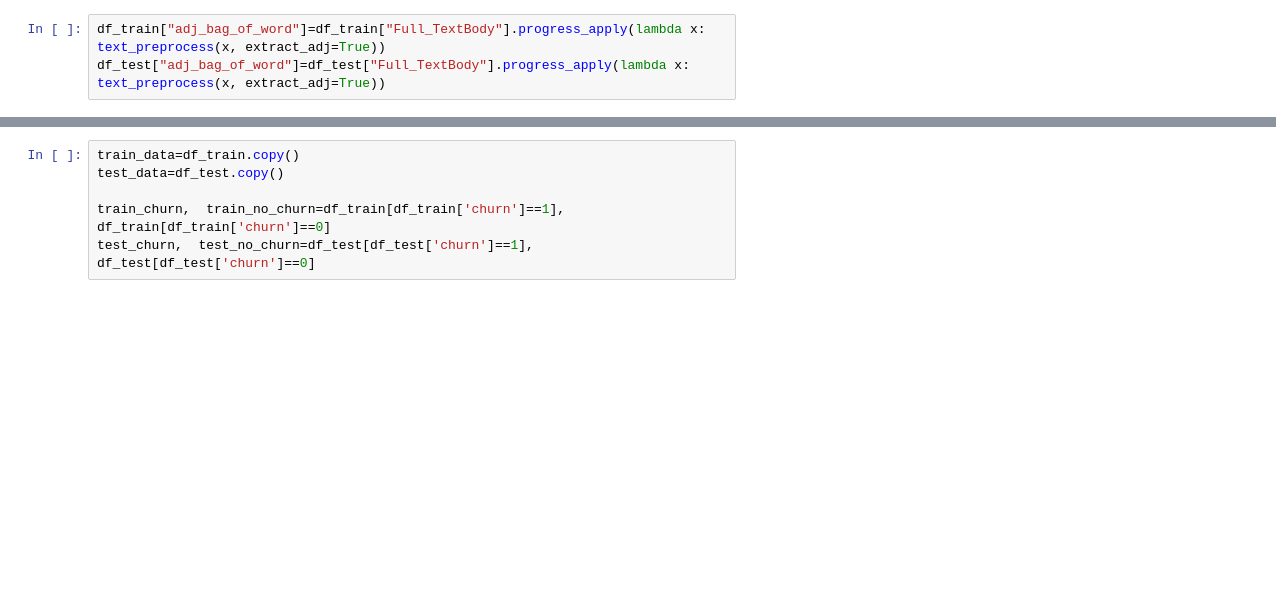
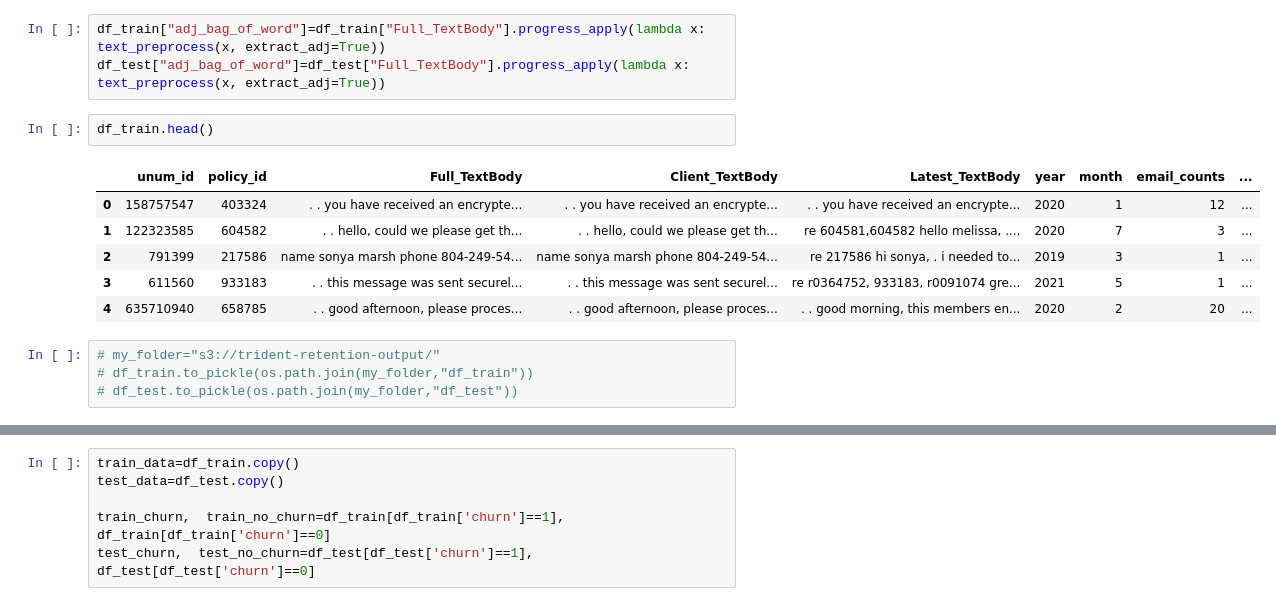
Before and after one commit to iamjiang/retention_model_NLP, a Jupyter notebook: v1_src/keyword_extraction.ipynb, the cells around one changed output, grey strips where cells are left out. Cells and saved outputs as stored; diff of their text form; blank space fills up the shorter version.

```diff
--- a/v1_src/keyword_extraction.ipynb
+++ b/v1_src/keyword_extraction.ipynb
@@ -167,3 +168,16 @@ df_test["bag_of_word"]=df_test["Full_TextBody"].progress_apply(text_preprocess)
 # %%
 df_train["adj_bag_of_word"]=df_train["Full_TextBody"].progress_apply(lambda x: text_preprocess(x, extract_adj=True))
 df_test["adj_bag_of_word"]=df_test["Full_TextBody"].progress_apply(lambda x: text_preprocess(x, extract_adj=True))
+# %%
+df_train.head()
+# %% [output]
+|  | unum_id | policy_id | Full_TextBody | Client_TextBody | Latest_TextBody | year | month | email_counts | ... |
+| 0 | 158757547 | 403324 | . . you have received an encrypte... | . . you have received an encrypte... | . . you have received an encrypte... | 2020 | 1 | 12 | ... |
+| 1 | 122323585 | 604582 | . . hello, could we please get th... | . . hello, could we please get th... | re 604581,604582 hello melissa, .... | 2020 | 7 | 3 | ... |
+| 2 | 791399 | 217586 | name sonya marsh phone 804-249-54... | name sonya marsh phone 804-249-54... | re 217586 hi sonya, . i needed to... | 2019 | 3 | 1 | ... |
+| 3 | 611560 | 933183 | . . this message was sent securel... | . . this message was sent securel... | re r0364752, 933183, r0091074 gre... | 2021 | 5 | 1 | ... |
+| 4 | 635710940 | 658785 | . . good afternoon, please proces... | . . good afternoon, please proces... | . . good morning, this members en... | 2020 | 2 | 20 | ... |
+# %%
+# my_folder="s3://trident-retention-output/"
+# df_train.to_pickle(os.path.join(my_folder,"df_train"))
+# df_test.to_pickle(os.path.join(my_folder,"df_test"))
```
Also changed, not shown: parts of 18 cells of this notebook, 10 other files.
